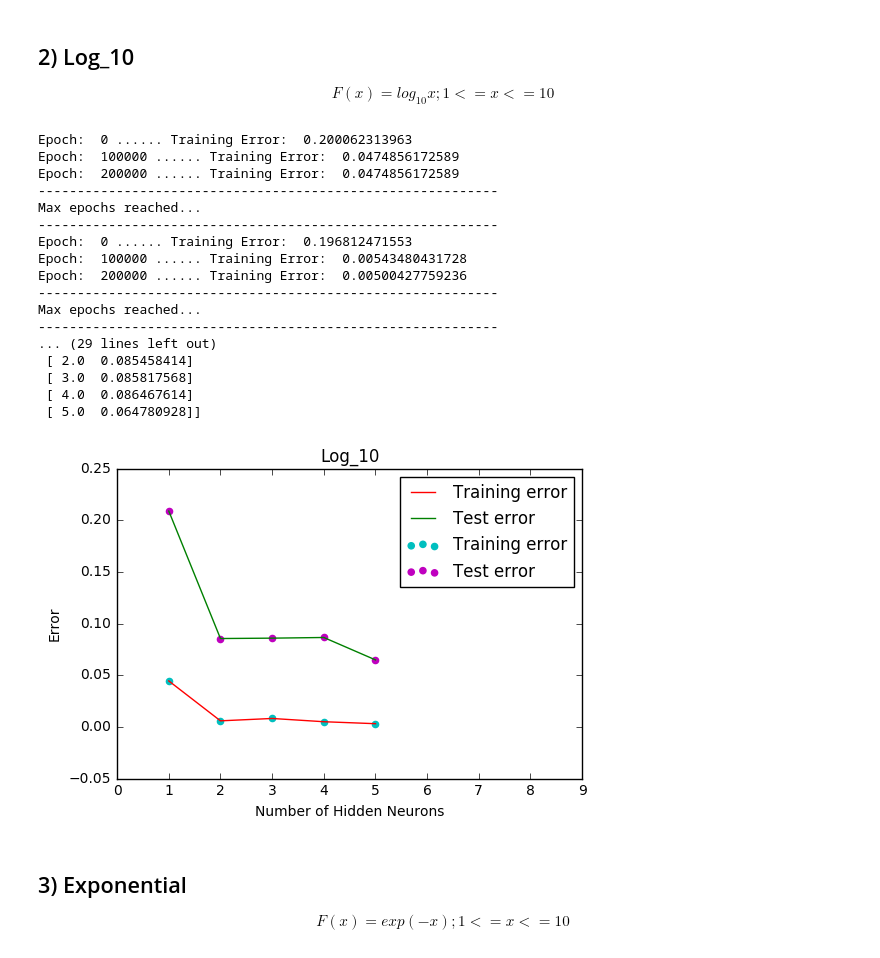
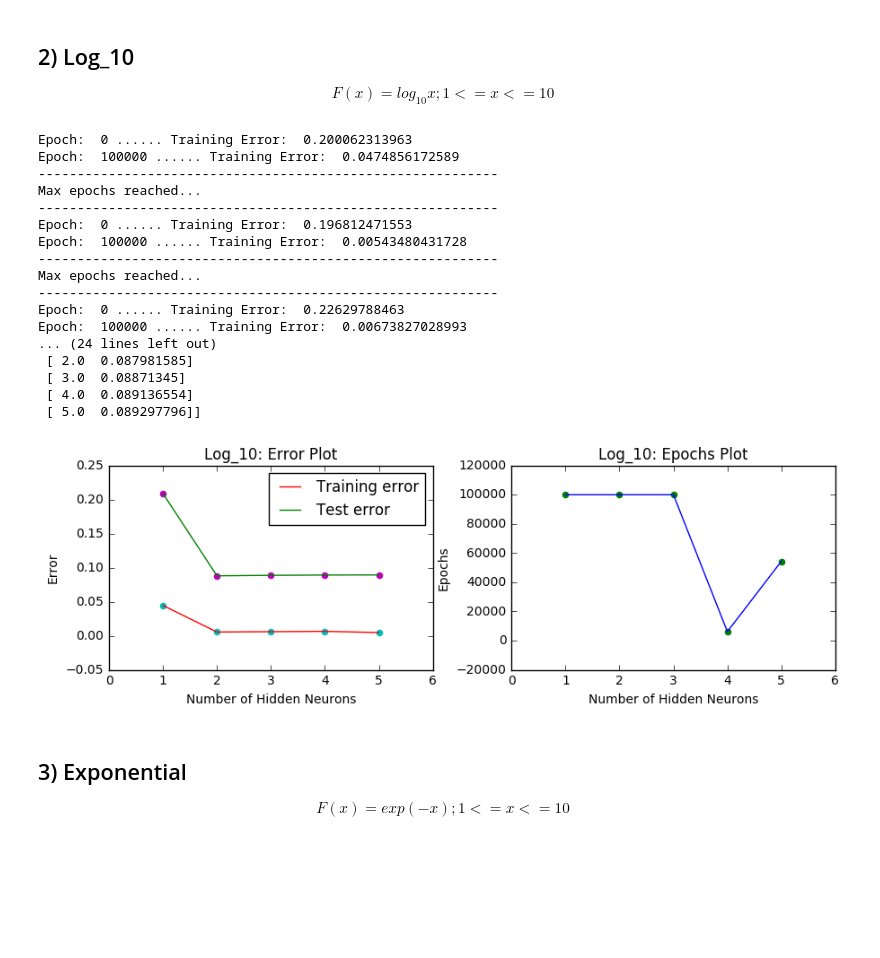
Before and after one commit to debaraj-barua/neural-networks-ws17, a Jupyter notebook: Assignment06/NN_DebarajBarua_NareshKumarGurulingan_131117/NN_DebarajBarua_NareshKumarGurulingan_131117_src/NN_DebarajBarua_NareshKumarGurulingan_131117.ipynb, the cells around one changed output. Cells and saved outputs as stored; diff of their text form; code cells hidden in the pictures; blank space fills up the shorter version.

```diff
--- a/Assignment06/NN_DebarajBarua_NareshKumarGurulingan_131117/NN_DebarajBarua_NareshKumarGurulingan_131117_src/NN_DebarajBarua_NareshKumarGurulingan_131117.ipynb
+++ b/Assignment06/NN_DebarajBarua_NareshKumarGurulingan_131117/NN_DebarajBarua_NareshKumarGurulingan_131117_src/NN_DebarajBarua_NareshKumarGurulingan_131117.ipynb
@@ -362,7 +373,7 @@ Epoch:  0 ...... Training Error:  0.497746545722
 # %%
 figure = plt.figure(1)
 figure.set_figheight(5)
-figure.set_figwidth(10)
+figure.set_figwidth(12)
 
 figure.add_subplot(1, 2, 1)
 plt.plot(learn_error[:,0], learn_error[:,1], color = 'g')
@@ -401,8 +412,8 @@ For each mapping, do the following:
 # %%
 ## Required functions....
 
-def plot_results(hidden_neurons, train_error, test_error,
-                 plot_title, x_axis_lim = (None, None)):
+def plot_results(hidden_neurons, train_error, test_error, epochs,
+                 plot_title):
     print 'Training error after convergence: '
     print '[Hidden neurons, converged training error]'
     print np.array(zip(hidden_neurons, train_error))
@@ -411,35 +422,54 @@ def plot_results(hidden_neurons, train_error, test_error,
     print '[Hidden neurons, test error]'
     print np.array(zip(hidden_neurons, test_error))
 
+    figure = plt.figure(1)
+    figure.set_figheight(4)
+    figure.set_figwidth(10)
+
+    figure.add_subplot(1, 2, 1)
     plt.plot(hidden_neurons, train_error, color = 'r', label= "Training error")
+    plt.scatter(hidden_neurons, train_error, color = 'c')
     plt.plot(hidden_neurons, test_error, color = 'g', label= "Test error")
-    plt.scatter(hidden_neurons, train_error, color = 'c', label= "Training error")
-    plt.scatter(hidden_neurons, test_error, color = 'm', label= "Test error")
+    plt.scatter(hidden_neurons, test_error, color = 'm')
     plt.xlabel('Number of Hidden Neurons')
     plt.ylabel('Error')
-    plt.title(plot_title)
-    plt.xlim(x_axis_lim[0], x_axis_lim[1])
-    plt.legend()
+    plt.title(plot_title+ ': Error Plot')
+    plt.legend(loc=0)
+    figure.add_subplot(1, 2, 2)
+    plt.tight_layout(pad= 4.00)
+    plt.plot(hidden_neurons, epochs, color = 'b')
+    plt.scatter(hidden_neurons, epochs, color = 'g')
+    plt.xlabel('Number of Hidden Neurons')
+    plt.ylabel('Epochs')
+    plt.title(plot_title+ ': Epochs Plot')
     plt.show()
 
 def obtain_performance(x, y, hidden_neurons):
     data = np.hstack((x, y))
     np.random.seed(0)
+    # randomly shuffle data..
     np.random.shuffle(data)
+    # split data..80 percent training, 20 percent test..
     train_data, test_data = np.vsplit(data, [data.shape[0]*8/10])
 
     train_error = []
     test_error = []
+    epochs = []
 
     for number in hidden_neurons:
+        # initialize network..
         network = NeuralNetwork(num_inputs= 1,
                             num_hidden_neurons= number)
-        train_error.append(network.train(train_data[:,:-1],
-                                     train_data[:,-1:])[0])
+        # train network..
+        train_result = network.train(train_data[:,:-1],
+                                     train_data[:,-1:])
+        train_error.append(train_result[0])
+        epochs.append(train_result[1])
+        # test network..
         test_error.append(network.predict(test_data[:,:-1],
                                      labels= test_data[:,-1:]))
 
-    return train_error, test_error
+    return train_error, epochs, test_error
 # %%
 hidden_neurons = [1, 2, 3, 4, 5]
 # %% [markdown]
@@ -477,29 +510,29 @@ $$F(x) = log_{10}x; 1<= x <=10$$
 # %%
 log_x = np.arange(1, 11, dtype= np.float32).reshape(-1, 1)
 log_y = np.log10(log_x)
-train_error_l, test_error_l = obtain_performance(
+train_error_l, epochs_l, test_error_l = obtain_performance(
     log_x, log_y, hidden_neurons)
 plot_results(hidden_neurons, train_error_l, test_error_l,
-             'Log_10', x_axis_lim= (0, 9))
+             epochs_l, 'Log_10')
 # %% [output]
 Epoch:  0 ...... Training Error:  0.200062313963
 Epoch:  100000 ...... Training Error:  0.0474856172589
-Epoch:  200000 ...... Training Error:  0.0474856172589
 -----------------------------------------------------------
 Max epochs reached...
 -----------------------------------------------------------
 Epoch:  0 ...... Training Error:  0.196812471553
 Epoch:  100000 ...... Training Error:  0.00543480431728
-Epoch:  200000 ...... Training Error:  0.00500427759236
 -----------------------------------------------------------
 Max epochs reached...
 -----------------------------------------------------------
-... (29 lines left out)
- [ 2.0  0.085458414]
- [ 3.0  0.085817568]
- [ 4.0  0.086467614]
- [ 5.0  0.064780928]]
+Epoch:  0 ...... Training Error:  0.22629788463
+Epoch:  100000 ...... Training Error:  0.00673827028993
+... (24 lines left out)
+ [ 2.0  0.087981585]
+ [ 3.0  0.08871345]
+ [ 4.0  0.089136554]
+ [ 5.0  0.089297796]]
-[figure, old version]
+[figure, new version]
 # %% [markdown]
 ## 3) Exponential
 $$F(x) = exp(-x); 1<= x <=10$$
```
Also changed, not shown: parts of 10 cells of this notebook.
